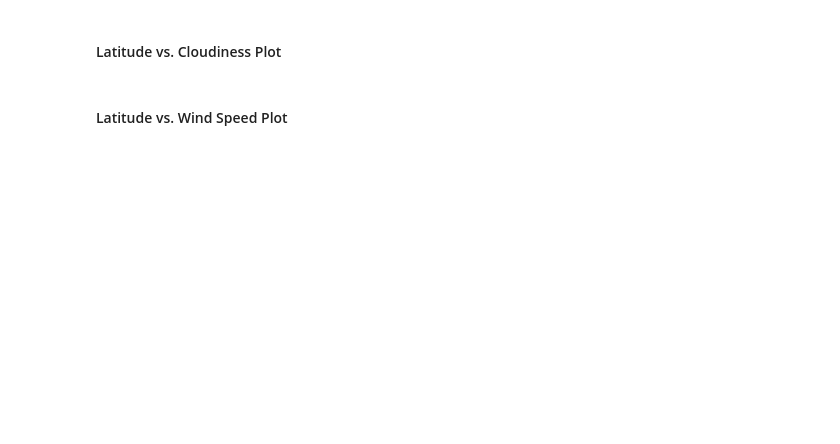
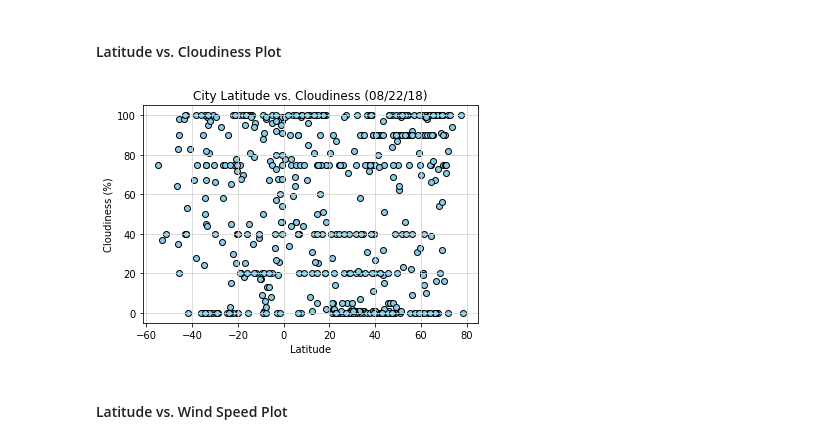
Before and after one commit to Godday-Abuede/PythonAPIHomework, a Jupyter notebook: python-api-challenge/WeatherPy/WeatherPy.ipynb, the cells around one changed output. Cells and saved outputs as stored; diff of their text form; code cells hidden in the pictures; blank space fills up the shorter version.

```diff
--- a/python-api-challenge/WeatherPy/WeatherPy.ipynb
+++ b/python-api-challenge/WeatherPy/WeatherPy.ipynb
@@ -232,14 +234,16 @@ plt.show()
 #### Latitude vs. Cloudiness Plot
 # %%
 # A scatter plot
-plt.scatter(weather_data["Lat"],weather_data["Cloudiness"],edgecolors="black",facecolors="skyblue")
+plt.scatter(output_data["Lat"],output_data["Cloudiness"],edgecolors="black",facecolors="skyblue")
 #The graph properties
 plt.title("City Latitude vs. Cloudiness (08/22/18)")
 plt.xlabel("Latitude")
 plt.ylabel("Cloudiness (%)")
 plt.grid (b=True,which="major",axis="both",linestyle="-",color="lightgrey")
 plt.savefig("CitylatitudevsCloudiness.png")
 plt.show()
+# %% [output]
+[figure, added]
 # %% [markdown]
 #### Latitude vs. Wind Speed Plot
 # %%
```
Also changed, not shown: parts of 9 cells of this notebook, 5 other files.
